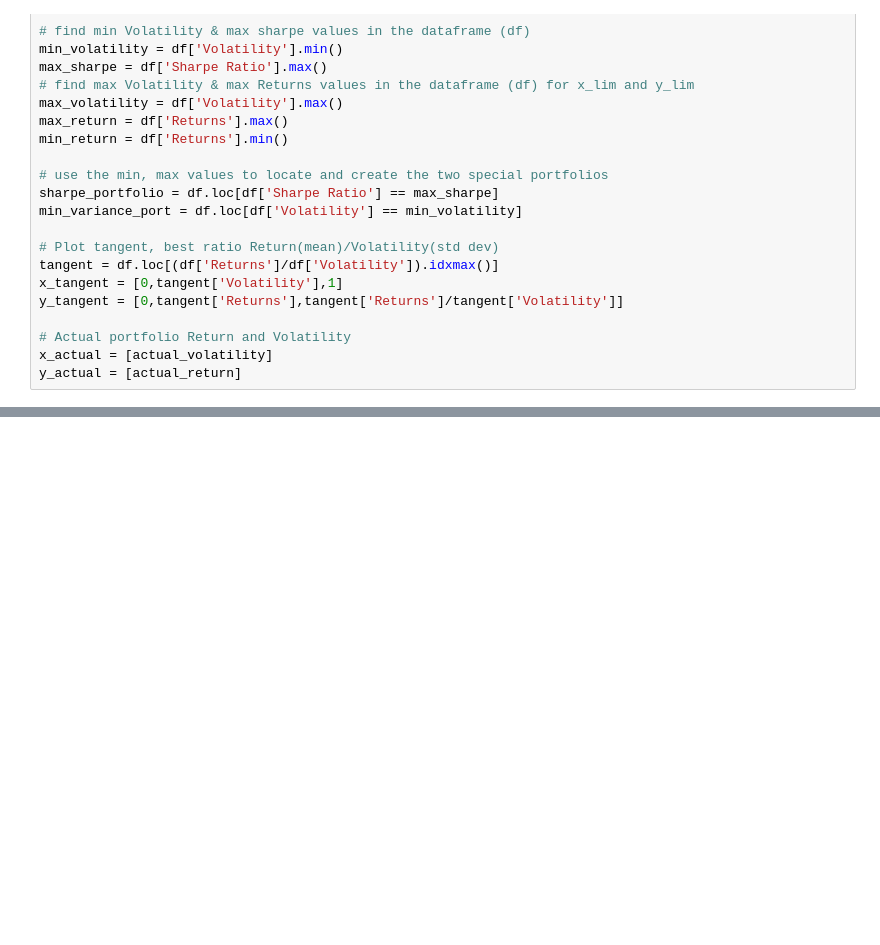
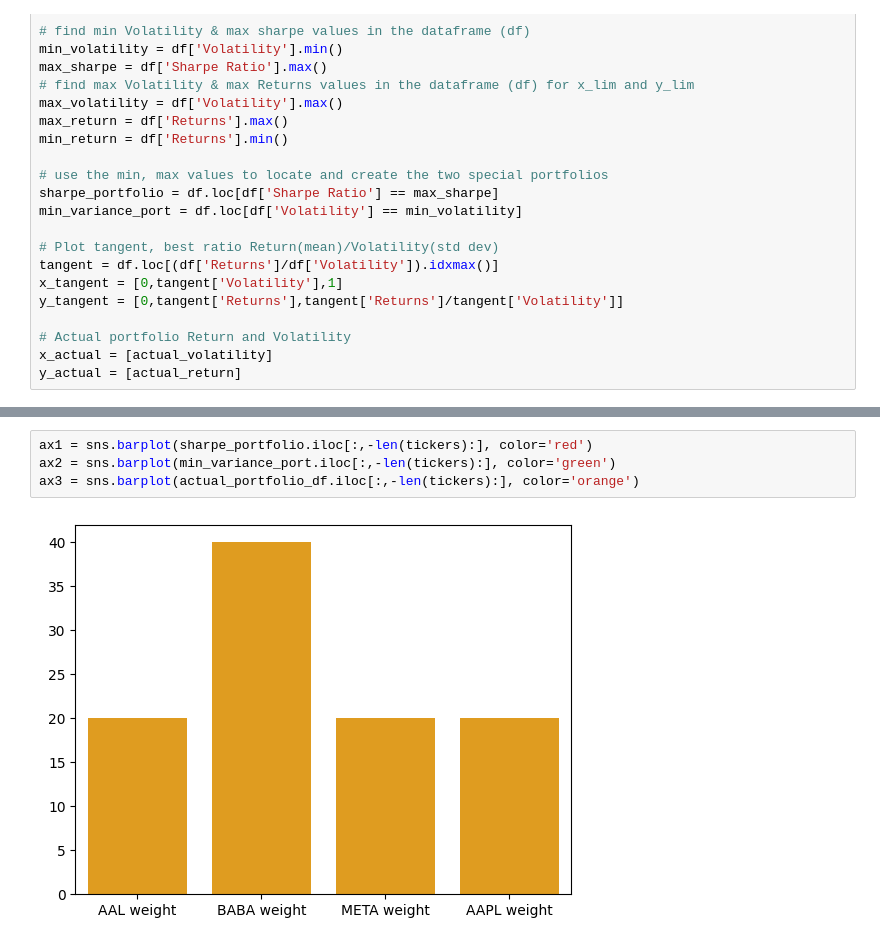
Before and after one commit to Laverdure77/Portfolio_Forecasting, a Jupyter notebook: notebooks/pyPortfolioOpt.ipynb, the cells around one changed output, grey strips where cells are left out. Drawn from its saved outputs; the diff is of its cells as text; blank space fills up the shorter version.

```diff
--- a/notebooks/pyPortfolioOpt.ipynb
+++ b/notebooks/pyPortfolioOpt.ipynb
@@ -170,2 +224,8 @@ Min Volability for actual Return : 0.1645
+# %%
+ax1 = sns.barplot(sharpe_portfolio.iloc[:,-len(tickers):], color='red')
+ax2 = sns.barplot(min_variance_port.iloc[:,-len(tickers):], color='green')
+ax3 = sns.barplot(actual_portfolio_df.iloc[:,-len(tickers):], color='orange')
+# %% [output]
+[figure, added]
 # %%
 # plot frontier, max sharpe & min Volatility values with a scatterplot
```
Also changed, not shown: parts of 9 cells of this notebook, 9 other files.
